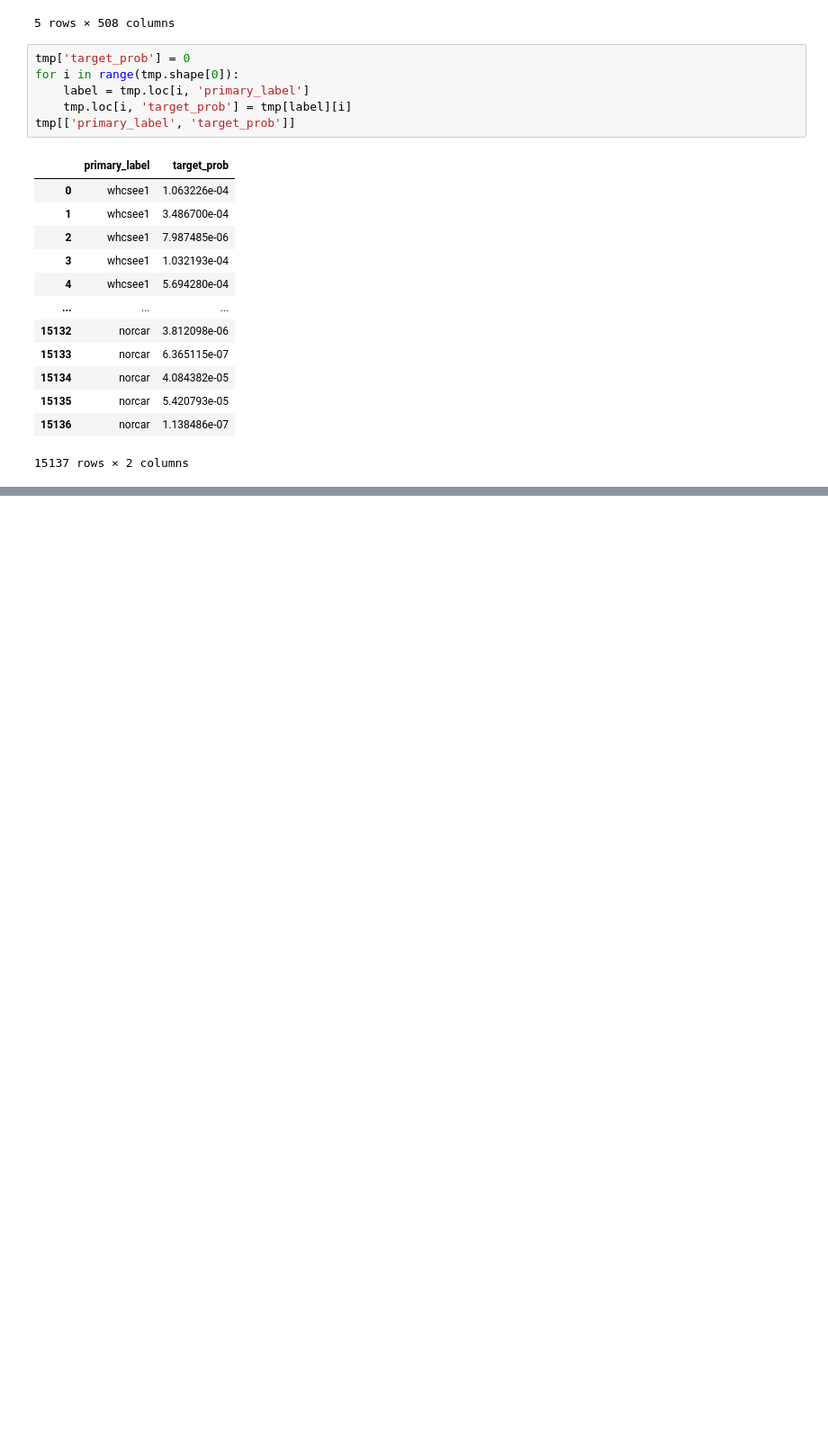
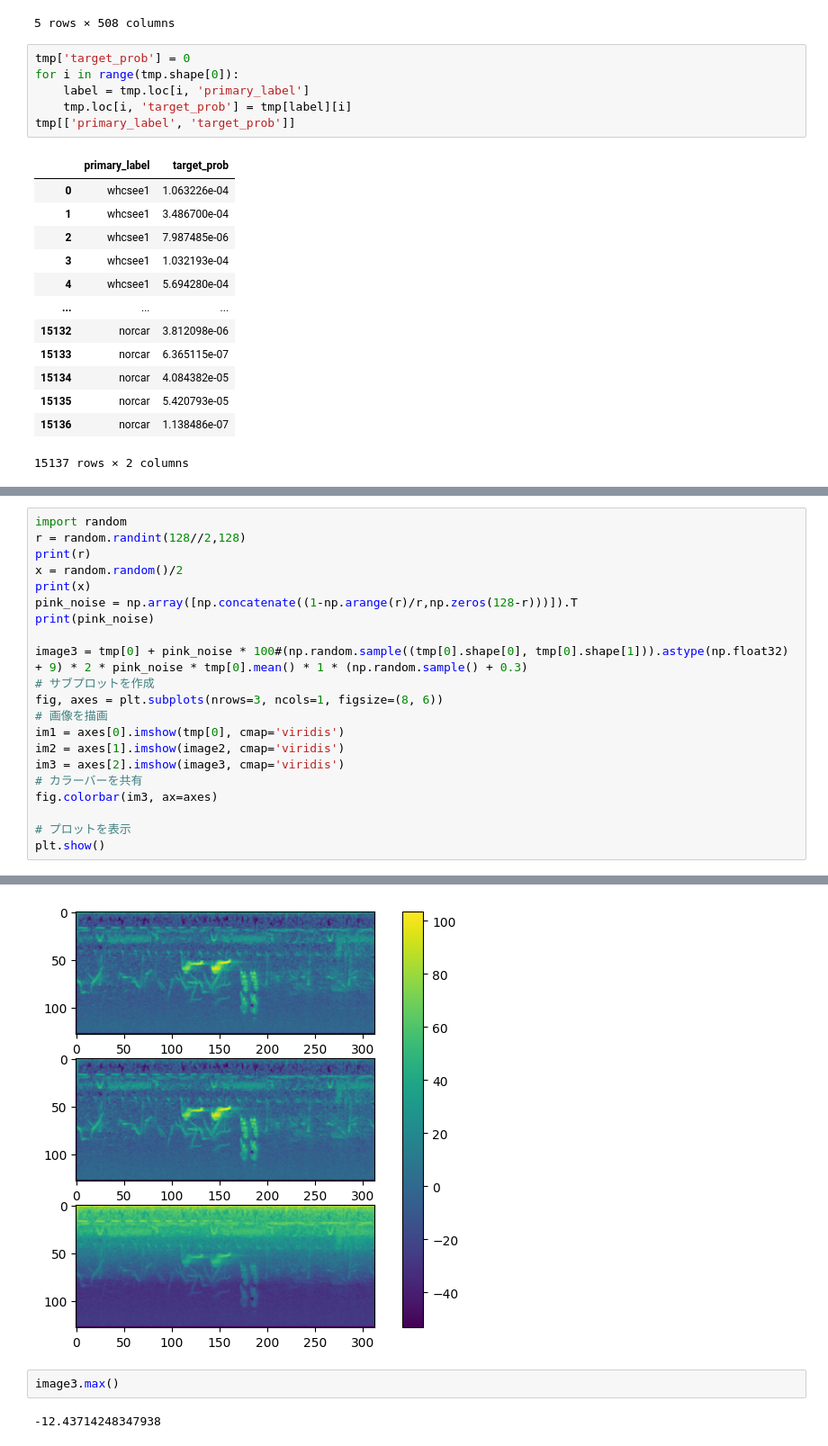
Before and after one commit to YutoShibata07/BirdCLEF2023, a Jupyter notebook: src/utils/EDA.ipynb, the cells around one changed output, grey strips where cells are left out. Shown at 90% size. Saved outputs shown, nothing was run; the diff lists cells and outputs as text; blank space fills up the shorter version.

```diff
--- a/src/utils/EDA.ipynb
+++ b/src/utils/EDA.ipynb
@@ -123,0 +151,22 @@ tmp[['primary_label', 'target_prob']]
+# %%
+import random
+r = random.randint(128//2,128)
+print(r)
+x = random.random()/2
+print(x)
+pink_noise = np.array([np.concatenate((1-np.arange(r)/r,np.zeros(128-r)))]).T
+print(pink_noise)
+
+image3 = tmp[0] + pink_noise * 100#(np.random.sample((tmp[0].shape[0], tmp[0].shape[1])).astype(np.float32) + 9) * 2 * pink_noise * tmp[0].mean() * 1 * (np.random.sample() + 0.3)
+# サブプロットを作成
+fig, axes = plt.subplots(nrows=3, ncols=1, figsize=(8, 6))
+# 画像を描画
+im1 = axes[0].imshow(tmp[0], cmap='viridis')
+im2 = axes[1].imshow(image2, cmap='viridis')
+im3 = axes[2].imshow(image3, cmap='viridis')
+# カラーバーを共有
+fig.colorbar(im3, ax=axes)
+
+# プロットを表示
+plt.show()
+# %% [output]
@@ -123,0 +190,5 @@ tmp[['primary_label', 'target_prob']]
+[figure, added]
+# %%
+image3.max()
+# %% [output]
+-12.43714248347938
```
Also changed, not shown: parts of 6 cells of this notebook, 10 other files.
